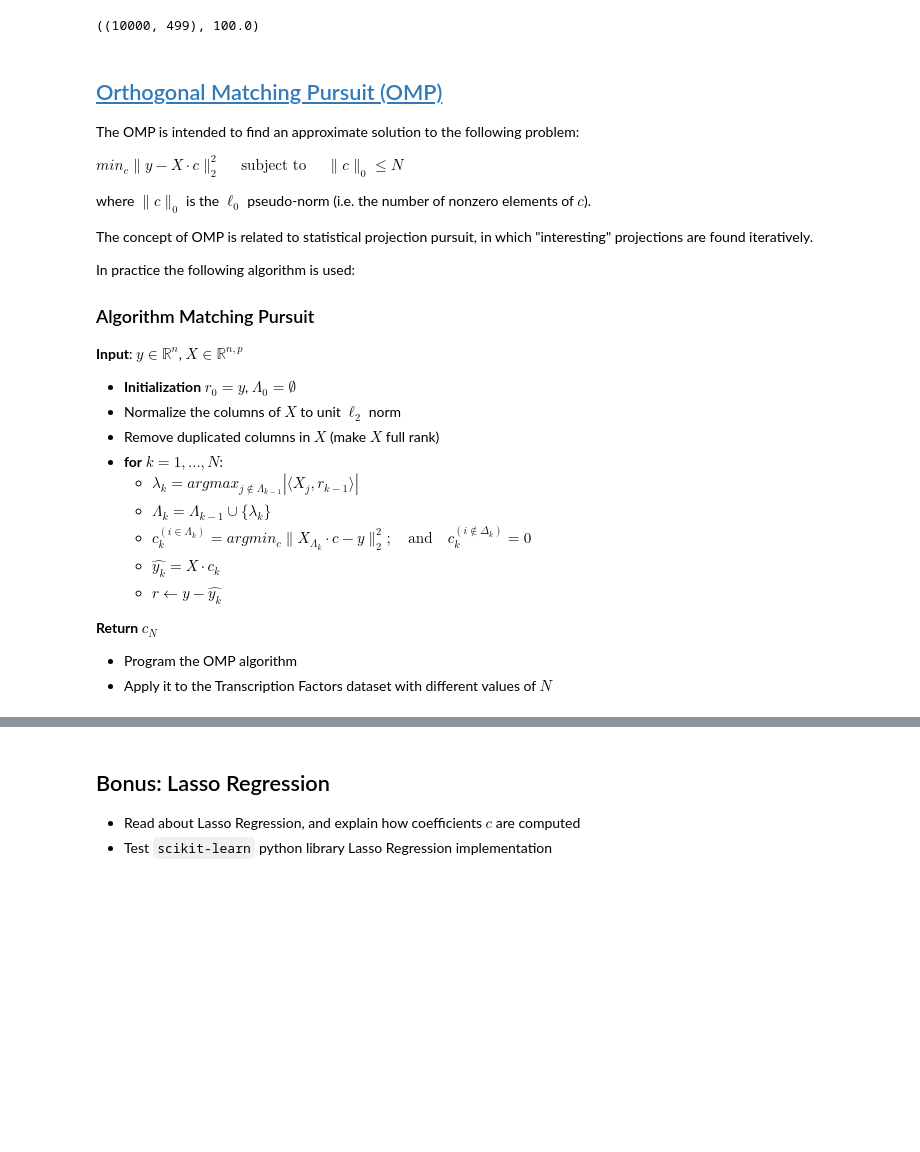
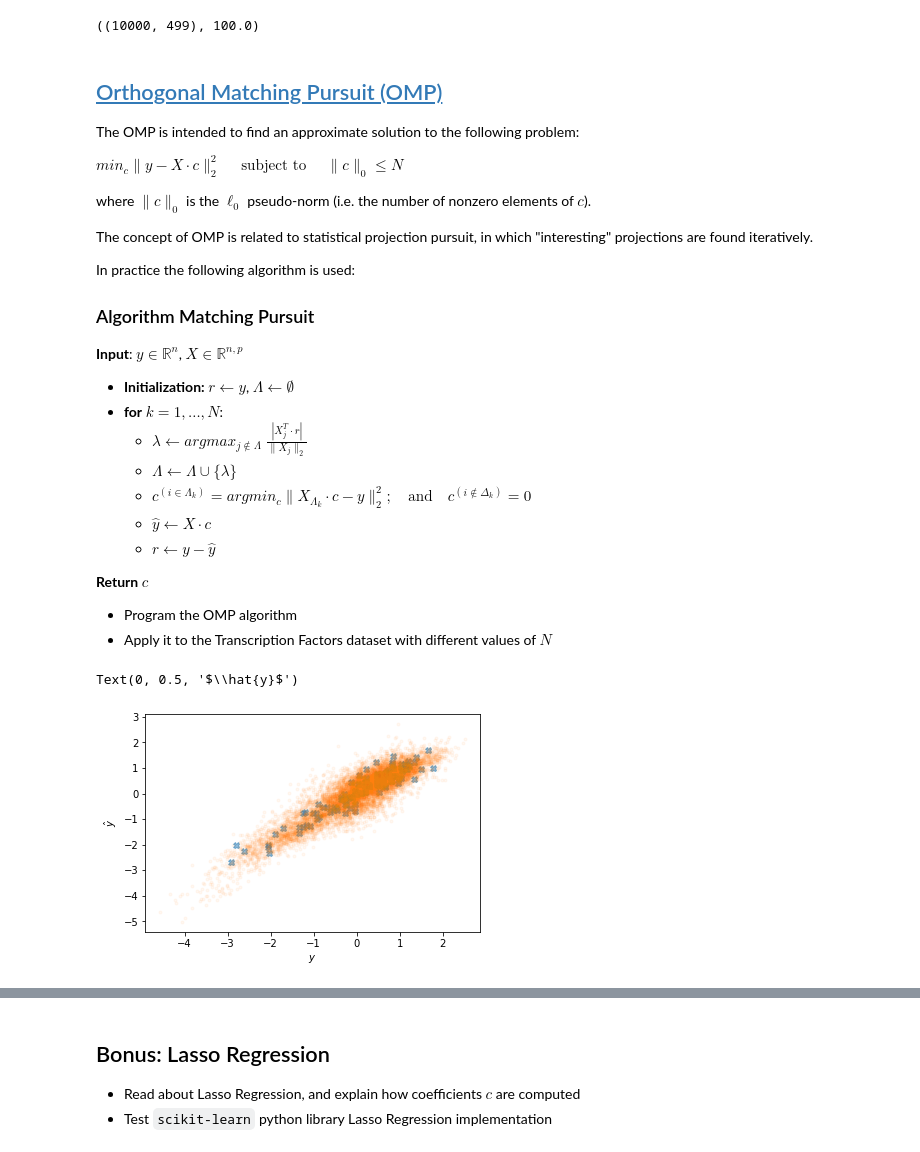
Before and after one commit to SergioPeignier/SergioPeignier.github.io, a Jupyter notebook: linear_algebra/ipynb/Regression/Linear_Regression.ipynb, the cells around one changed output, grey strips where cells are left out. Drawn from its saved outputs; the diff is of its cells as text; code cells hidden in the pictures; blank space fills up the shorter version.

```diff
--- a/linear_algebra/ipynb/Regression/Linear_Regression.ipynb
+++ b/linear_algebra/ipynb/Regression/Linear_Regression.ipynb
@@ -332,17 +334,41 @@ In practice the following algorithm is used:
 
 ### Algorithm Matching Pursuit
 __Input__: $y\in \mathbb{R}^n$, $X\in \mathbb{R}^{n,p}$
-+ __Initialization__ $r_0 = y$, $\Lambda_0 = \emptyset$
-+ Normalize the columns of $X$ to unit $\ell_2$ norm
-+ Remove duplicated columns in $X$ (make $X$ full rank)
++ __Initialization:__ $r \leftarrow y$, $\Lambda  \leftarrow \emptyset$
 + __for__ $k = 1, \dots, N$:
-    + $\lambda_k = argmax_{j \notin \Lambda_{k-1}} |\langle X_j, r_{k-1} \rangle|$
-    + $\Lambda_k = \Lambda_{k-1} \cup \{ \lambda_k \}$
-    + $c_k^{(i \in \Lambda_k)} = argmin_c \| X_{\Lambda_{k}}\cdot c - y \|_2^2;  \quad \text{and} \quad c_k^{(i\notin \Delta_k)} = 0$
-    + $\hat{y_k} = X\cdot c_k$
-    + $r \leftarrow y - \hat{y_k}$
+    + $\lambda  \leftarrow argmax_{j \notin \Lambda} \; \frac{|X_j^T \cdot r |} {\| X_j \|_2}$
+    + $\Lambda  \leftarrow \Lambda \cup \{ \lambda \}$
+    + $c^{(i \in \Lambda_k)} = argmin_c \| X_{\Lambda_{k}}\cdot c - y \|_2^2;  \quad \text{and} \quad c^{(i\notin \Delta_k)} = 0$
+    + $\hat{y}  \leftarrow X\cdot c$
+    + $r \leftarrow y - \hat{y}$
 
-__Return__ $c_N$
+__Return__ $c$
 
 + Program the OMP algorithm
 + Apply it to the Transcription Factors dataset with different values of $N$
+# %%
+def OMP(X,y,N):
+    r = y
+    Delta = []
+    X_ = X/np.linalg.norm(X,axis=0)
+    for k in range(N):
+        d = np.argmax(np.abs(X_.T.dot(r)))
+        Delta.append(d)
+        c = np.zeros(X.shape[1])
+        c[Delta] = regression_tikhonov(X[:,Delta],y,1)#least_square_coefficients_svd(X[:,Delta],y) #
+        y_hat = X.dot(c)
+        r = y - y_hat
+    c = np.zeros(X.shape[1])
+    c[Delta] = least_square_coefficients_svd(X[:,Delta],y)
+    return c
+# %%
+c = OMP(X_train, y_train, N=10)
+y_train_pred = X_train.dot(c)
+y_test_pred = X_test.dot(c)
+plt.plot(y_train, y_train_pred,"X",alpha=0.5)
+plt.plot(y_test, y_test_pred,".",alpha=0.05)
+plt.xlabel("$y$")
+plt.ylabel("$\hat{y}$")
+# %% [output]
+Text(0, 0.5, '$\\hat{y}$')
+[figure, added]
```
Also changed, not shown: parts of 16 cells of this notebook.
